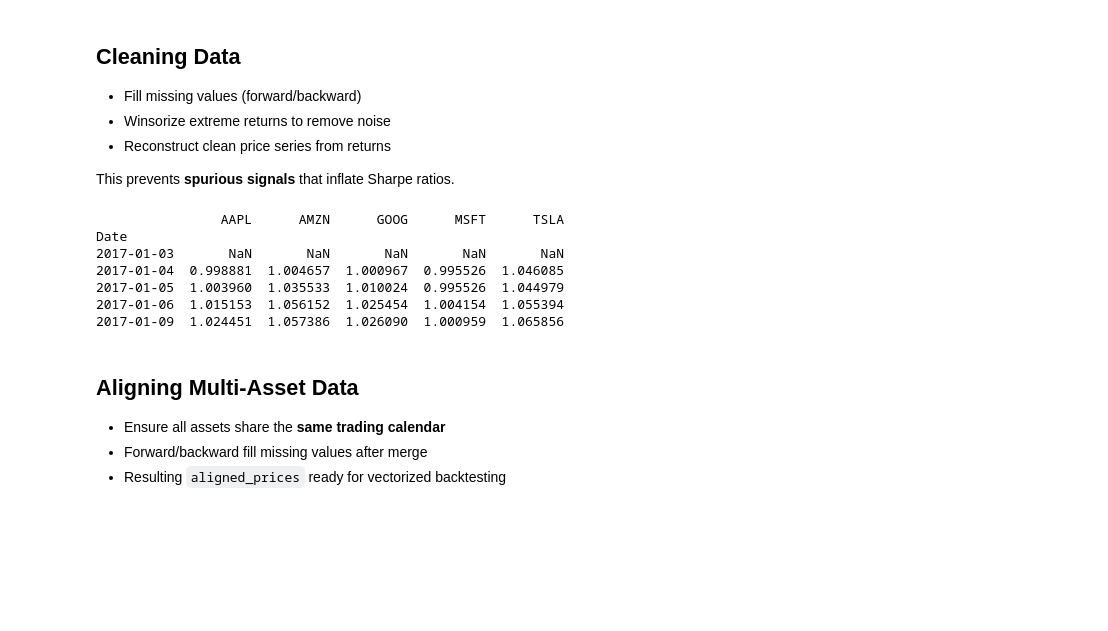
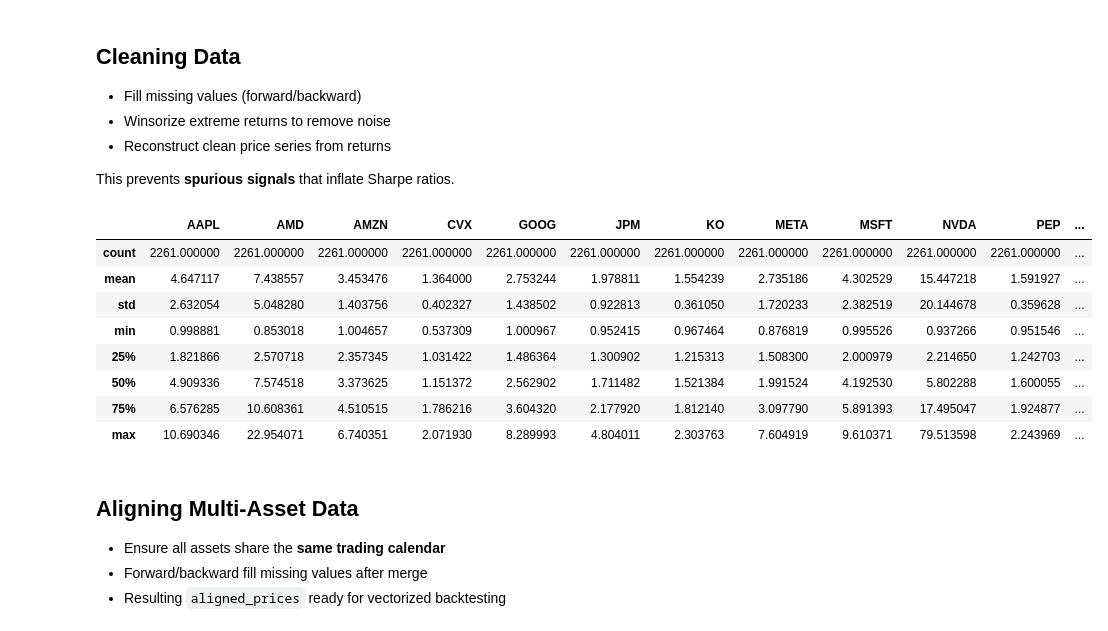
Before and after one commit to xinconggg/Portfolio-Projects, a Jupyter notebook: Quant/Multi-Asset Statistical Arbitrage Backtesting Engine/notebooks/01_system_overview.ipynb, the cells around one changed output. Cells and saved outputs as stored; diff of their text form; code cells hidden in the pictures; blank space fills up the shorter version.

```diff
--- a/Quant/Multi-Asset Statistical Arbitrage Backtesting Engine/notebooks/01_system_overview.ipynb
+++ b/Quant/Multi-Asset Statistical Arbitrage Backtesting Engine/notebooks/01_system_overview.ipynb
@@ -263,32 +222,20 @@ Date
 
 This prevents **spurious signals** that inflate Sharpe ratios.
 # %%
-# Clean Data
-import importlib.util
-from pathlib import Path
+from Multi_Asset_Stat_Arb_Backtesting_Engine.main.data.clean import clean_prices
 
-# Path to clean.py
-clean_path = Path(r"C:\PATH\Multi-Asset Statistical Arbitrage Backtesting Engine\main\data\clean.py")
-
-# Load the module dynamically
-spec_clean = importlib.util.spec_from_file_location("clean_module", clean_path)
-clean_module = importlib.util.module_from_spec(spec_clean)
-spec_clean.loader.exec_module(clean_module)
-
-# Get the function
-clean_prices = clean_module.clean_prices
-
-# Fetch clean prices
 prices_clean = clean_prices()
-print(prices_clean.head())
+prices_clean.describe()
 # %% [output]
-                AAPL      AMZN      GOOG      MSFT      TSLA
-Date
-2017-01-03       NaN       NaN       NaN       NaN       NaN
-2017-01-04  0.998881  1.004657  1.000967  0.995526  1.046085
-2017-01-05  1.003960  1.035533  1.010024  0.995526  1.044979
-2017-01-06  1.015153  1.056152  1.025454  1.004154  1.055394
-2017-01-09  1.024451  1.057386  1.026090  1.000959  1.065856
+|  | AAPL | AMD | AMZN | CVX | GOOG | JPM | KO | META | MSFT | NVDA | PEP | ... |
+| count | 2261.000000 | 2261.000000 | 2261.000000 | 2261.000000 | 2261.000000 | 2261.000000 | 2261.000000 | 2261.000000 | 2261.000000 | 2261.000000 | 2261.000000 | ... |
+| mean | 4.647117 | 7.438557 | 3.453476 | 1.364000 | 2.753244 | 1.978811 | 1.554239 | 2.735186 | 4.302529 | 15.447218 | 1.591927 | ... |
+| std | 2.632054 | 5.048280 | 1.403756 | 0.402327 | 1.438502 | 0.922813 | 0.361050 | 1.720233 | 2.382519 | 20.144678 | 0.359628 | ... |
+| min | 0.998881 | 0.853018 | 1.004657 | 0.537309 | 1.000967 | 0.952415 | 0.967464 | 0.876819 | 0.995526 | 0.937266 | 0.951546 | ... |
+| 25% | 1.821866 | 2.570718 | 2.357345 | 1.031422 | 1.486364 | 1.300902 | 1.215313 | 1.508300 | 2.000979 | 2.214650 | 1.242703 | ... |
+| 50% | 4.909336 | 7.574518 | 3.373625 | 1.151372 | 2.562902 | 1.711482 | 1.521384 | 1.991524 | 4.192530 | 5.802288 | 1.600055 | ... |
+| 75% | 6.576285 | 10.608361 | 4.510515 | 1.786216 | 3.604320 | 2.177920 | 1.812140 | 3.097790 | 5.891393 | 17.495047 | 1.924877 | ... |
+| max | 10.690346 | 22.954071 | 6.740351 | 2.071930 | 8.289993 | 4.804011 | 2.303763 | 7.604919 | 9.610371 | 79.513598 | 2.243969 | ... |
 # %% [markdown]
 ## Aligning Multi-Asset Data
 
```
Also changed, not shown: parts of 17 cells of this notebook, 11 other files.
